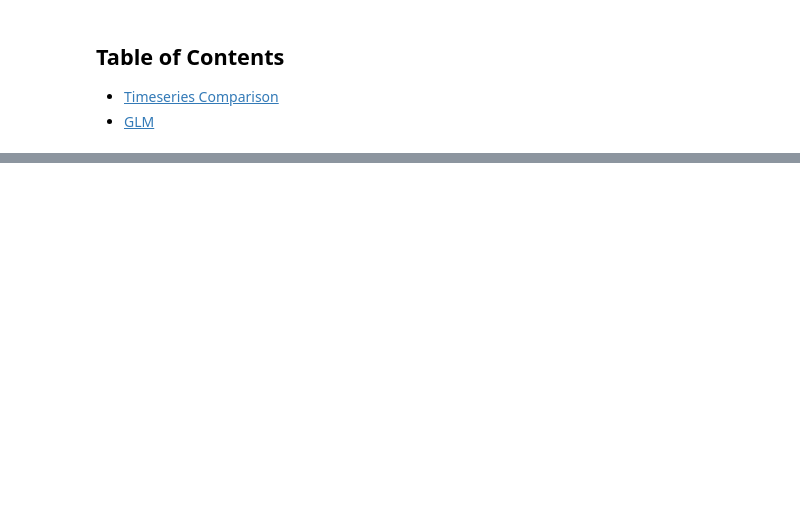
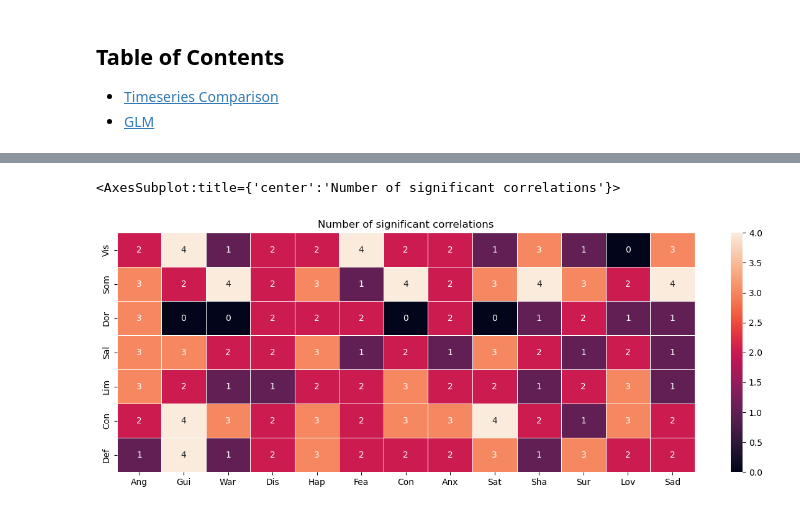
Before and after one commit to MIPLabCH/emoguide_gradients, a Jupyter notebook: 15_fmri_emotion_networks.ipynb, the cells around one changed output, grey strips where cells are left out. Saved outputs shown, nothing was run; the diff lists cells and outputs as text; code cells hidden in the pictures; blank space fills up the shorter version.

Commit message:
table of count for regions

```diff
--- a/15_fmri_emotion_networks.ipynb
+++ b/15_fmri_emotion_networks.ipynb
@@ -13,11 +18,2 @@ Comparison between item timeseries and centroid of region timeseries
 # %%
-# 1. Loading Gradient Example
-networks = list(index2region.keys())
-moviename = 'Sintel'
-
-G_movie, varM = load('./resources/dynamic_grad/group_level414/{}_40_grad.pkl'.format(moviename))
-
-# 2. Loading Matching Emotion Track
-full_df  = pd.read_csv('./data/emoFiles/emotion_compile.csv')
-emo_df   = full_df[full_df['filename']=='W_{}13.csv'.format(moviename)]
-other_df = full_df[full_df['filename']!='W_{}13.csv'.format(moviename)]
+movienames = [moviename.split('_')[0] for moviename in os.listdir('./resources/dynamic_grad/group_level414')]
@@ -145,0 +179,8 @@ KeyboardInterrupt:
+# %%
+permovies   = {}
+countmovies = {}
+for file in os.listdir('./resources/emo_metric_table/'):
+    nscores, scores = load('./resources/emo_metric_table/{}'.format(file))
+    chop = (nscores < 0.05) * scores
+    permovies[file.split('.')[0]]   = chop
+    countmovies[file.split('.')[0]] = np.array(nscores < 0.05 * (scores !=0) , dtype=float)
@@ -145,0 +196,9 @@ KeyboardInterrupt:
+# %%
+plt.figure(figsize=(15,5))
+plt.title("Number of significant correlations")
+x_axis_labels = [f[:3] for f in select] # labels for x-axis
+y_axis_labels = [f[:3] for f in networks] # labels for x-axis
+sns.heatmap(np.asarray(list(countmovies.values())).sum(axis=0)[2], linewidth=0.5,  annot=True, xticklabels=x_axis_labels, yticklabels=y_axis_labels)
+# %% [output]
+<AxesSubplot:title={'center':'Number of significant correlations'}>
+[figure, added]
```
Also changed, not shown: parts of 9 cells of this notebook, 1 other file.
